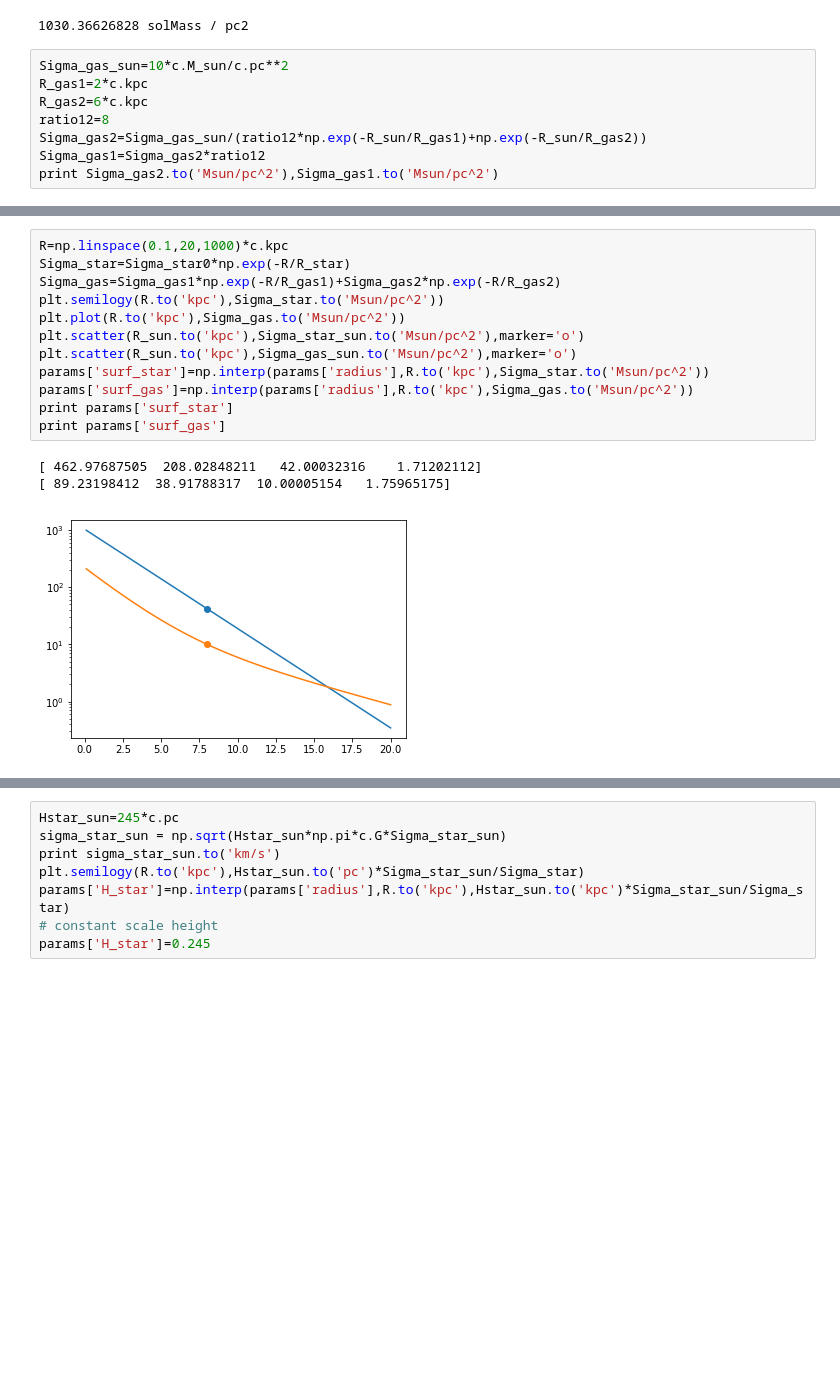
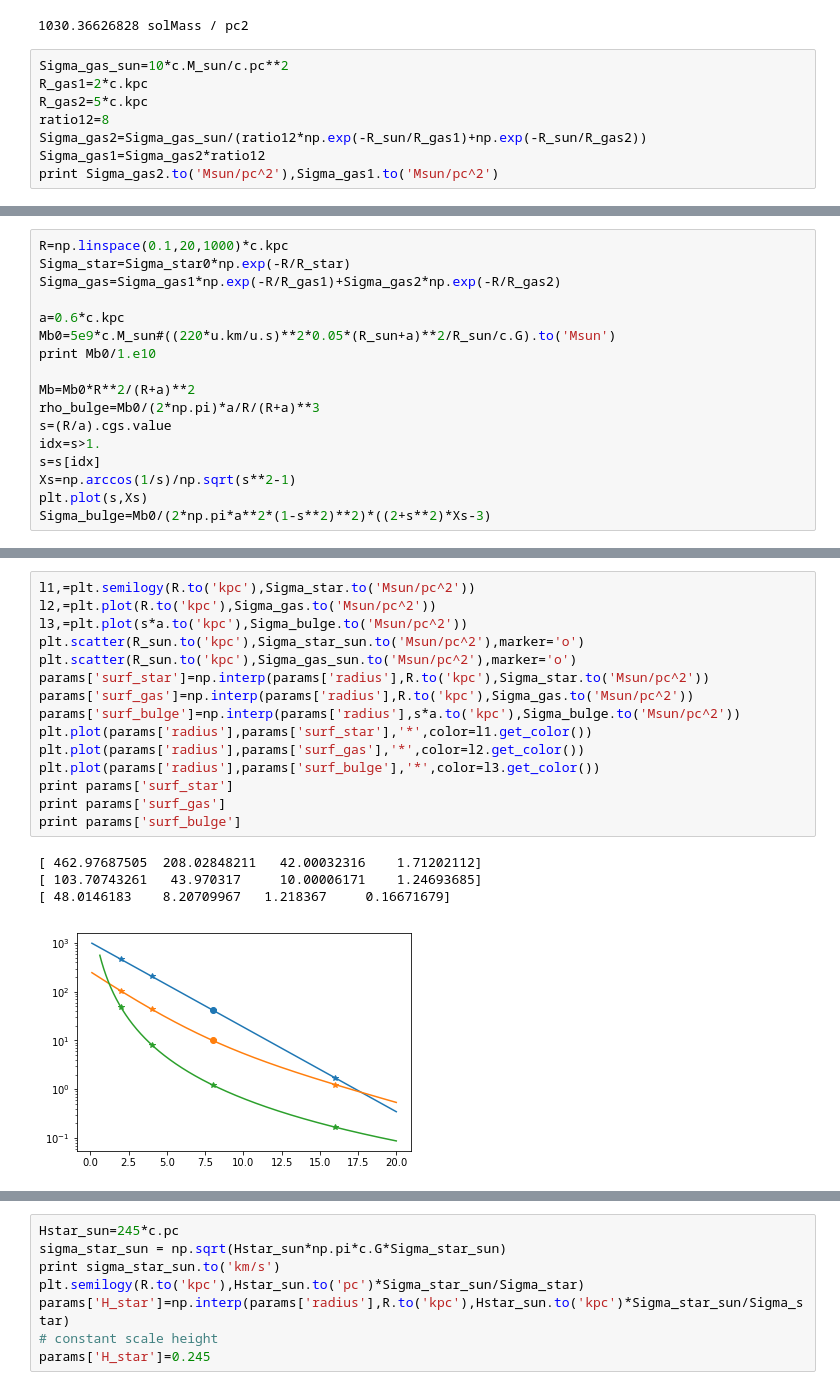
Before and after one commit to changgoo/pyathena, a Jupyter notebook: notebook/galaxy_model.ipynb, the cells around one changed output, grey strips where cells are left out. Drawn from its saved outputs; the diff is of its cells as text; blank space fills up the shorter version.

```diff
--- a/notebook/galaxy_model.ipynb
+++ b/notebook/galaxy_model.ipynb
@@ -48,7 +63,7 @@ print Sigma_star0.to('Msun/pc^2')
 # %%
 Sigma_gas_sun=10*c.M_sun/c.pc**2
 R_gas1=2*c.kpc
-R_gas2=6*c.kpc
+R_gas2=5*c.kpc
 ratio12=8
 Sigma_gas2=Sigma_gas_sun/(ratio12*np.exp(-R_sun/R_gas1)+np.exp(-R_sun/R_gas2))
 Sigma_gas1=Sigma_gas2*ratio12
@@ -57,0 +73,17 @@ print Sigma_gas2.to('Msun/pc^2'),Sigma_gas1.to('Msun/pc^2')
+# %%
+R=np.linspace(0.1,20,1000)*c.kpc
+Sigma_star=Sigma_star0*np.exp(-R/R_star)
+Sigma_gas=Sigma_gas1*np.exp(-R/R_gas1)+Sigma_gas2*np.exp(-R/R_gas2)
+
+a=0.6*c.kpc
+Mb0=5e9*c.M_sun#((220*u.km/u.s)**2*0.05*(R_sun+a)**2/R_sun/c.G).to('Msun')
+print Mb0/1.e10
+
+Mb=Mb0*R**2/(R+a)**2
+rho_bulge=Mb0/(2*np.pi)*a/R/(R+a)**3
+s=(R/a).cgs.value
+idx=s>1.
+s=s[idx]
+Xs=np.arccos(1/s)/np.sqrt(s**2-1)
+plt.plot(s,Xs)
+Sigma_bulge=Mb0/(2*np.pi*a**2*(1-s**2)**2)*((2+s**2)*Xs-3)
@@ -58,19 +93,23 @@ print Sigma_gas2.to('Msun/pc^2'),Sigma_gas1.to('Msun/pc^2')
 # %%
-R=np.linspace(0.1,20,1000)*c.kpc
-Sigma_star=Sigma_star0*np.exp(-R/R_star)
-Sigma_gas=Sigma_gas1*np.exp(-R/R_gas1)+Sigma_gas2*np.exp(-R/R_gas2)
-plt.semilogy(R.to('kpc'),Sigma_star.to('Msun/pc^2'))
-plt.plot(R.to('kpc'),Sigma_gas.to('Msun/pc^2'))
+l1,=plt.semilogy(R.to('kpc'),Sigma_star.to('Msun/pc^2'))
+l2,=plt.plot(R.to('kpc'),Sigma_gas.to('Msun/pc^2'))
+l3,=plt.plot(s*a.to('kpc'),Sigma_bulge.to('Msun/pc^2'))
 plt.scatter(R_sun.to('kpc'),Sigma_star_sun.to('Msun/pc^2'),marker='o')
 plt.scatter(R_sun.to('kpc'),Sigma_gas_sun.to('Msun/pc^2'),marker='o')
 params['surf_star']=np.interp(params['radius'],R.to('kpc'),Sigma_star.to('Msun/pc^2'))
 params['surf_gas']=np.interp(params['radius'],R.to('kpc'),Sigma_gas.to('Msun/pc^2'))
+params['surf_bulge']=np.interp(params['radius'],s*a.to('kpc'),Sigma_bulge.to('Msun/pc^2'))
+plt.plot(params['radius'],params['surf_star'],'*',color=l1.get_color())
+plt.plot(params['radius'],params['surf_gas'],'*',color=l2.get_color())
+plt.plot(params['radius'],params['surf_bulge'],'*',color=l3.get_color())
 print params['surf_star']
 print params['surf_gas']
+print params['surf_bulge']
 # %% [output]
 [ 462.97687505  208.02848211   42.00032316    1.71202112]
-[ 89.23198412  38.91788317  10.00005154   1.75965175]
+[ 103.70743261   43.970317     10.00006171    1.24693685]
+[ 48.0146183    8.20709967   1.218367     0.16671679]
-[figure, old version]
+[figure, new version]
 # %%
 rho_dm_sun=0.0064*c.M_sun/c.pc**3
 R_nfw=8*c.kpc
```
Also changed, not shown: parts of 25 cells of this notebook, 1 other file.
